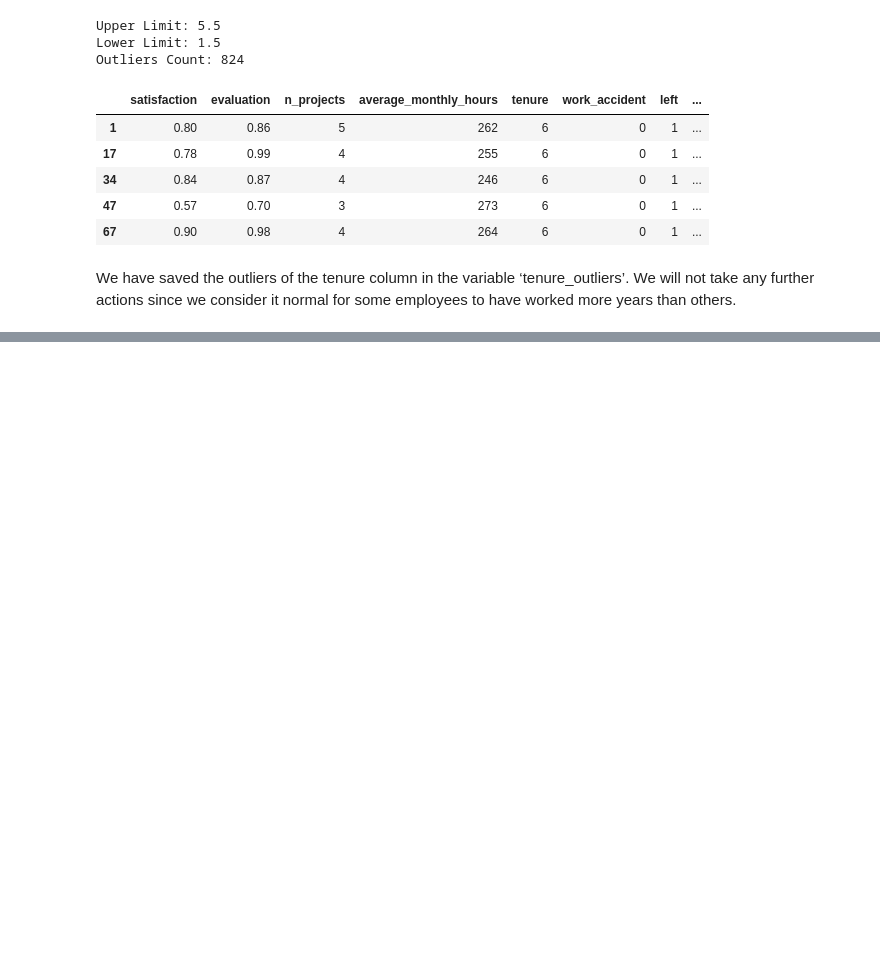
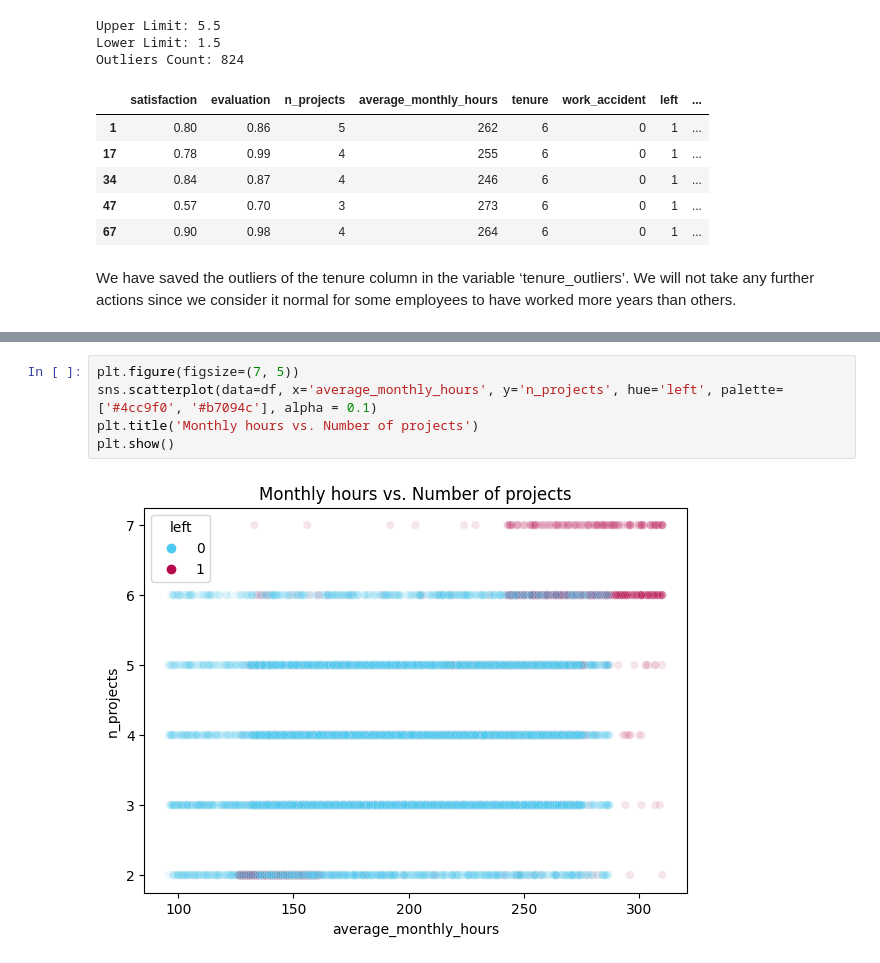
Before and after one commit to a-elgohary/hr_project, a Jupyter notebook: salifort_motors.ipynb, the cells around one changed output, grey strips where cells are left out. Saved outputs shown, nothing was run; the diff lists cells and outputs as text; blank space fills up the shorter version.

```diff
--- a/salifort_motors.ipynb
+++ b/salifort_motors.ipynb
@@ -303,0 +409,7 @@ Some insights from the descriptive statistics:
+# %%
+plt.figure(figsize=(7, 5))
+sns.scatterplot(data=df, x='average_monthly_hours', y='n_projects', hue='left', palette=['#4cc9f0', '#b7094c'], alpha = 0.1)
+plt.title('Monthly hours vs. Number of projects')
+plt.show()
+# %% [output]
+[figure, added]
```
Also changed, not shown: parts of 20 cells of this notebook.
